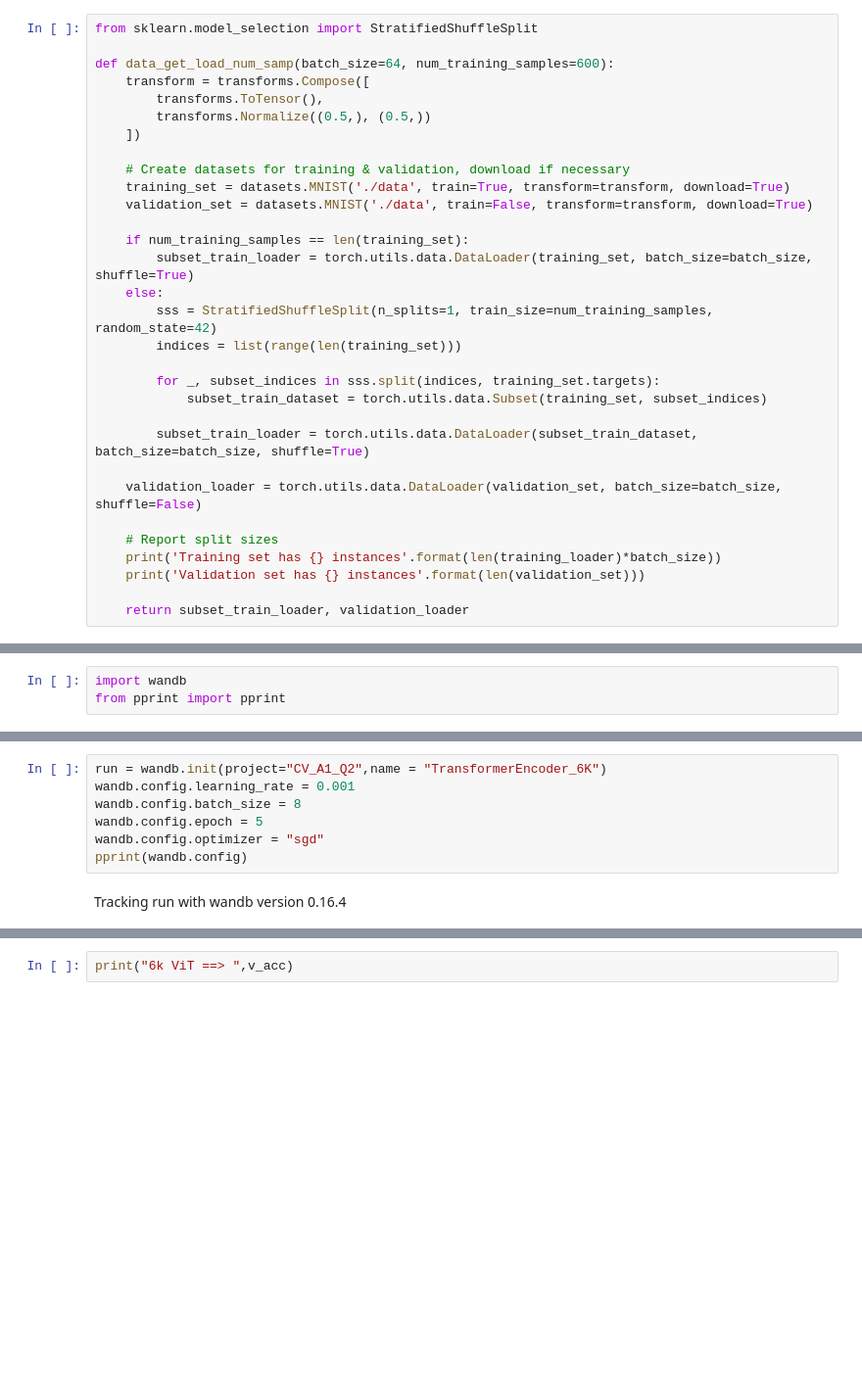
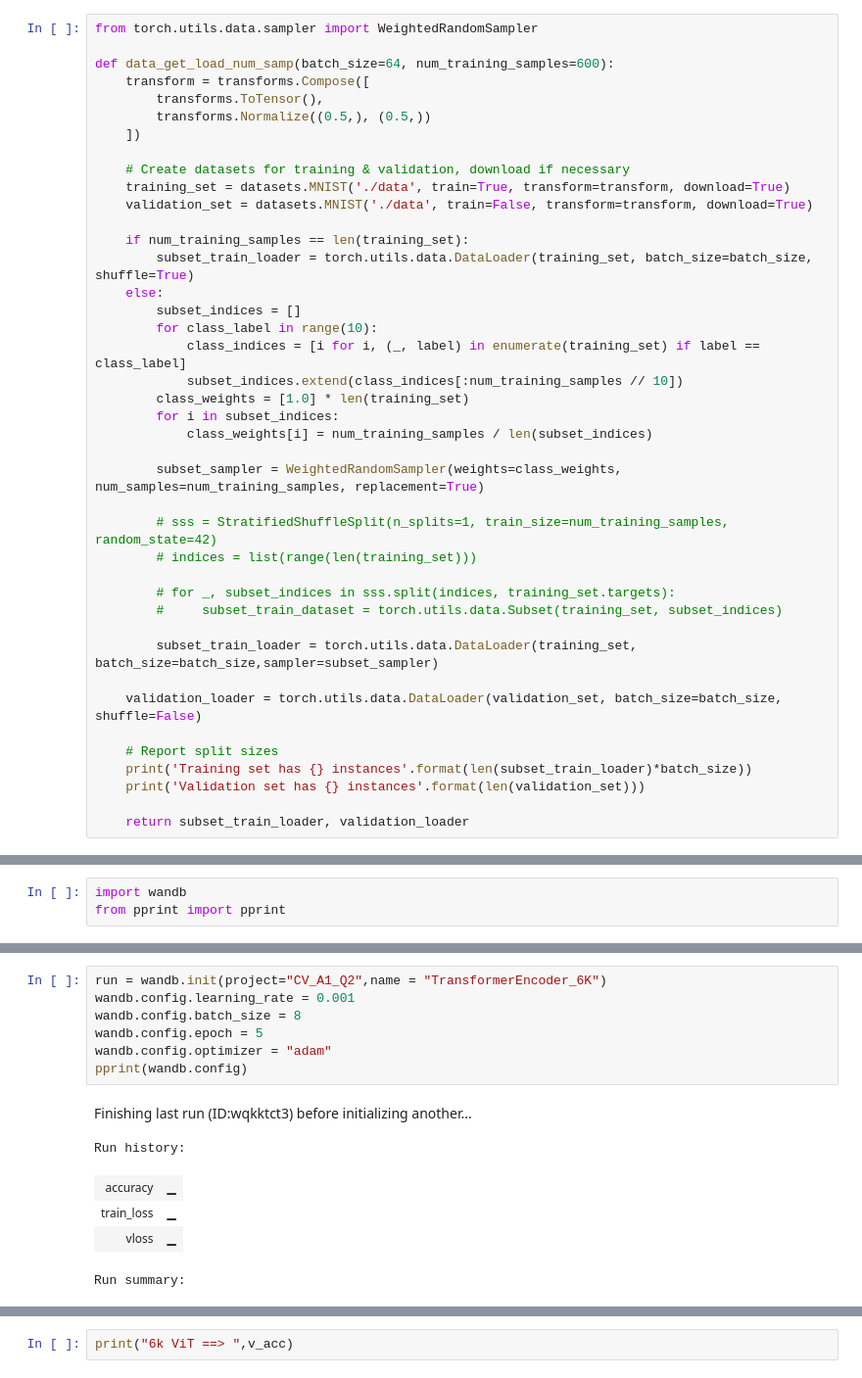
Before and after one commit to sriharib128/CV_ass, a Jupyter notebook: q2.ipynb, the cells around one changed output, grey strips where cells are left out. Shown at 98% size. Saved outputs shown, nothing was run; the diff lists cells and outputs as text; blank space fills up the shorter version.

```diff
--- a/q2.ipynb
+++ b/q2.ipynb
@@ -630,7 +630,7 @@ Find logs at: ./wandb/run-20240307_231505-x2x2mxdu/logs
 # %% [markdown]
 ## Changing Training Size
 # %%
-from sklearn.model_selection import StratifiedShuffleSplit
+from torch.utils.data.sampler import WeightedRandomSampler
 
 def data_get_load_num_samp(batch_size=64, num_training_samples=600):
     transform = transforms.Compose([
@@ -645,18 +645,28 @@ def data_get_load_num_samp(batch_size=64, num_training_samples=600):
     if num_training_samples == len(training_set):
         subset_train_loader = torch.utils.data.DataLoader(training_set, batch_size=batch_size, shuffle=True)
     else:
-        sss = StratifiedShuffleSplit(n_splits=1, train_size=num_training_samples, random_state=42)
-        indices = list(range(len(training_set)))
+        subset_indices = []
+        for class_label in range(10):
+            class_indices = [i for i, (_, label) in enumerate(training_set) if label == class_label]
+            subset_indices.extend(class_indices[:num_training_samples // 10])
+        class_weights = [1.0] * len(training_set)
+        for i in subset_indices:
+            class_weights[i] = num_training_samples / len(subset_indices)
 
-        for _, subset_indices in sss.split(indices, training_set.targets):
-            subset_train_dataset = torch.utils.data.Subset(training_set, subset_indices)
+        subset_sampler = WeightedRandomSampler(weights=class_weights, num_samples=num_training_samples, replacement=True)
 
-        subset_train_loader = torch.utils.data.DataLoader(subset_train_dataset, batch_size=batch_size, shuffle=True)
+        # sss = StratifiedShuffleSplit(n_splits=1, train_size=num_training_samples, random_state=42)
+        # indices = list(range(len(training_set)))
+
+        # for _, subset_indices in sss.split(indices, training_set.targets):
+        #     subset_train_dataset = torch.utils.data.Subset(training_set, subset_indices)
+
+        subset_train_loader = torch.utils.data.DataLoader(training_set, batch_size=batch_size,sampler=subset_sampler)
 
     validation_loader = torch.utils.data.DataLoader(validation_set, batch_size=batch_size, shuffle=False)
 
     # Report split sizes
-    print('Training set has {} instances'.format(len(training_loader)*batch_size))
+    print('Training set has {} instances'.format(len(subset_train_loader)*batch_size))
     print('Validation set has {} instances'.format(len(validation_set)))
 
     return subset_train_loader, validation_loader
@@ -861,9 +836,14 @@ True
 # %%
 run = wandb.init(project="CV_A1_Q2",name = "TransformerEncoder_6K")
 wandb.config.learning_rate = 0.001
 wandb.config.batch_size = 8
 wandb.config.epoch = 5
-wandb.config.optimizer = "sgd"
+wandb.config.optimizer = "adam"
 pprint(wandb.config)
 # %% [output]
-Tracking run with wandb version 0.16.4
+Finishing last run (ID:wqkktct3) before initializing another...
+Run history:
+| accuracy | ▁ |
+| train_loss | ▁ |
+| vloss | ▁ |
+Run summary:
```
Also changed, not shown: parts of 13 cells of this notebook, 39 other files.
